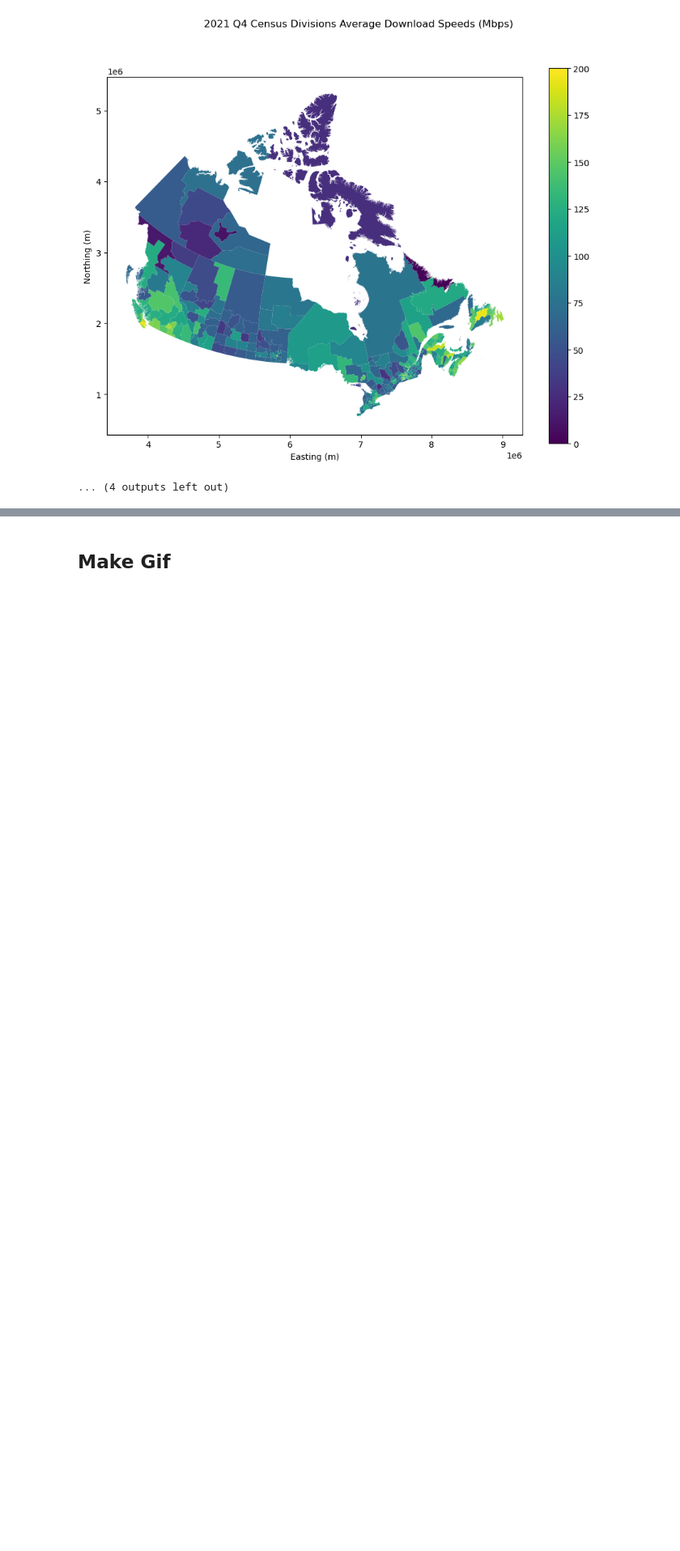
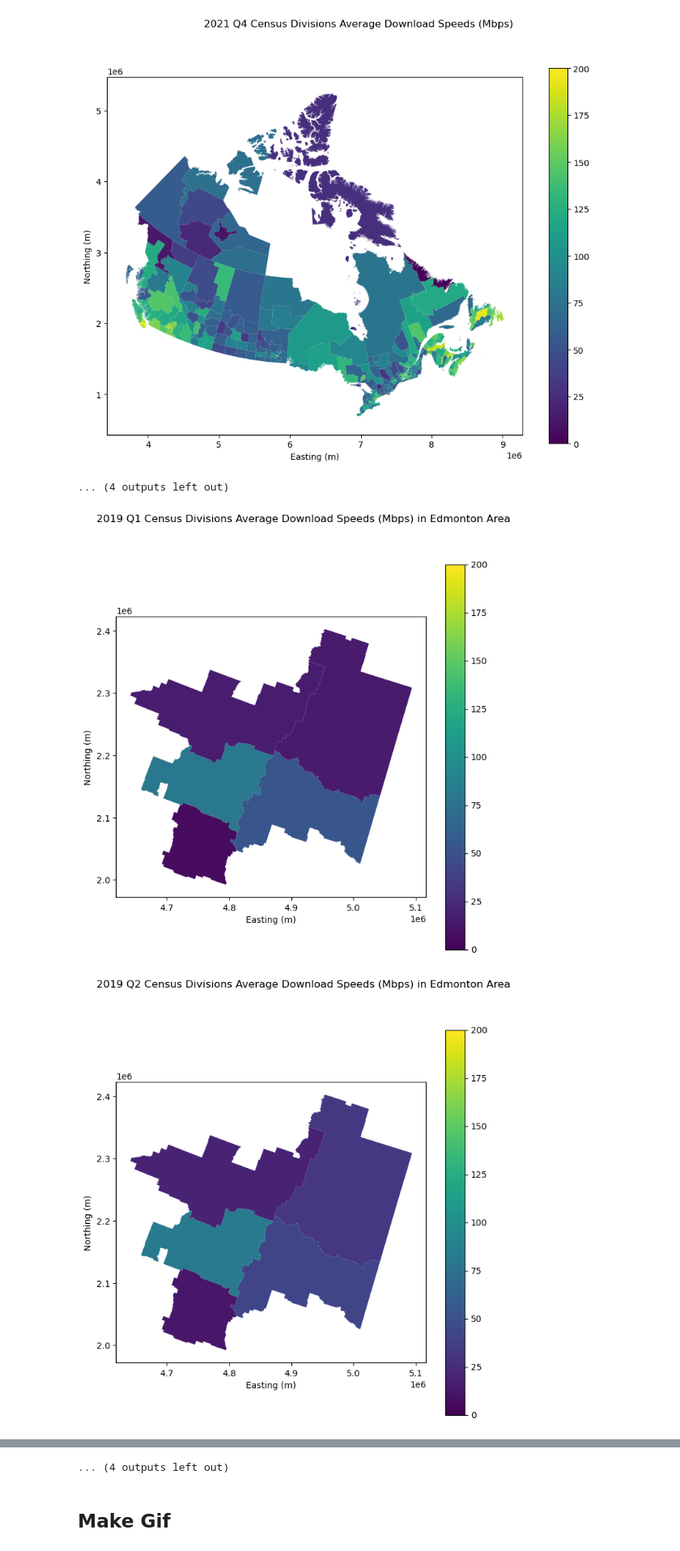
Before and after one commit to cybera/ookla-statcan-analysis-t2, a Jupyter notebook: notebooks/make_images_for_gif.ipynb, the cells around one changed output, grey strips where cells are left out. Shown at 81% size. Cells and saved outputs as stored; diff of their text form; code cells hidden in the pictures; blank space fills up the shorter version.

Commit message:
Made script to generate images of cities per year and quarter

```diff
--- a/notebooks/make_images_for_gif.ipynb
+++ b/notebooks/make_images_for_gif.ipynb
@@ -8,7 +8,7 @@ sys.path.append('..')
 import pandas as pd
 import geopandas as gp
 import matplotlib.pyplot as plt
-plt.rcParams['figure.figsize'] = (11,8)
+plt.rcParams['figure.figsize'] = (8,8)
 from src.datasets.loading import statcan, ookla
 # %% [markdown]
 ## Calculate Statistics
@@ -52,0 +55,30 @@ for year in years:
+# %%
+quarters = [1,2,3,4]
+years = [2019, 2020, 2021, 2022]
+save_dir = 'images_for_gif'
+city = 'Edmonton'
+vicinity = 50000
+# %%
+for year in years:
+    for quarter in quarters:
+        try:
+            speed_tiles = ookla.canada_speed_tiles().loc[lambda s:(s.quarter==quarter) & (s.year==year)]
+            city_area = statcan.boundary('population_centres').loc[lambda s:s.PCNAME==city].copy()
+            city_area.geometry = city_area.buffer(vicinity).envelope #The StatCan CRS is in units of meters, so this is all tiles within 50 km of Calgary
+            nearby_speeds = speed_tiles.sjoin(city_area.to_crs('epsg:4326'), how='inner') #epsg:4326
+            nearby_speeds = nearby_speeds.drop(['index_right'], axis=1)
+            census_divs_speeds = statcan.boundary('census_divisions').to_crs('epsg:4326').sjoin(nearby_speeds, how='left')
+            census_speeds_agg = (census_divs_speeds.groupby('CDUID')['avg_d_kbps'].mean()/1000).rename('avg_d_mpbs')
+            statcan.boundary('census_divisions').merge(census_speeds_agg, left_on="CDUID", right_index=True).plot(column='avg_d_mpbs',
+                                                                                                                  vmin = 0,
+                                                                                                                  vmax = 200,
+                                                                                                                  legend=True)
+            plt.gcf().suptitle(str(year) + ' Q' + str(quarter) + " Census Divisions Average Download Speeds (Mbps) in " + str(city) + " Area")
+            plt.gca().set(xlabel="Easting (m)", ylabel="Northing (m)")
+            plt.savefig(save_dir + '/' + str(year) + '_' + str(quarter) + '_' + 'avg_download_speeds_' + str(city) + '.png')
+
+        except Exception as e:
+            continue
+# %% [output]
+[figure, added]
+[figure, added]
@@ -53,3 +95,4 @@ for year in years:
+... (4 outputs left out)
 # %% [markdown]
 ## Make Gif
 # %%
```
Also changed, not shown: parts of 8 cells of this notebook.
